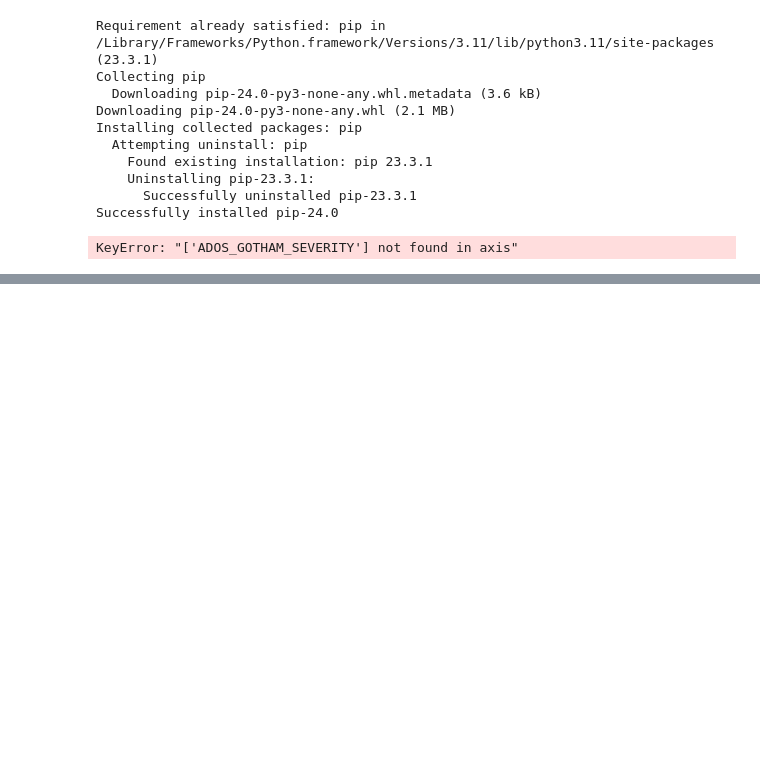
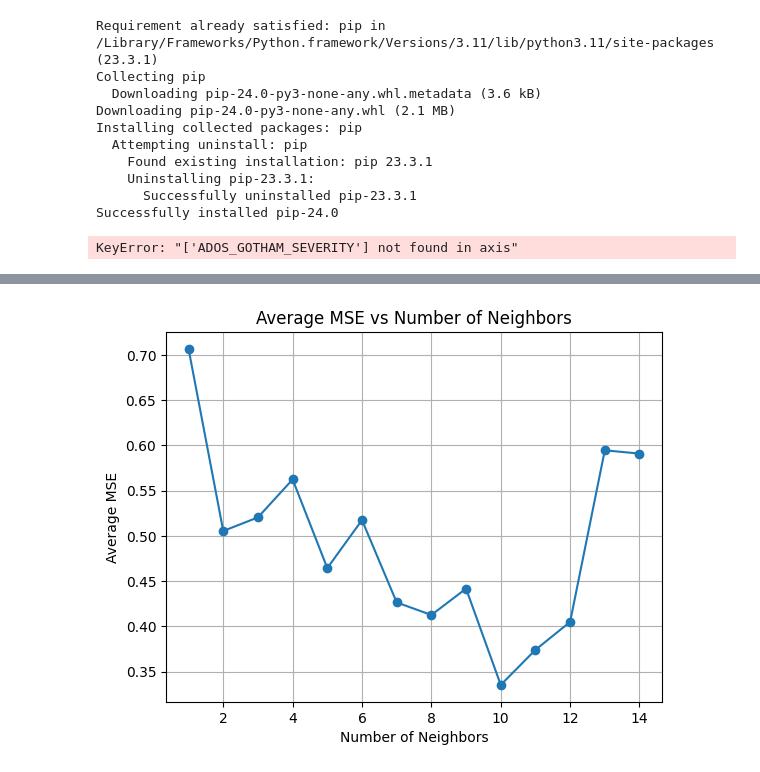
Before and after one commit to allison2368/Autism-Brain-Imaging-Data-Exchange-ABIDE-, a Jupyter notebook: knn.ipynb, the cells around one changed output, grey strips where cells are left out. Cells and saved outputs as stored; diff of their text form; code cells hidden in the pictures; blank space fills up the shorter version.

```diff
--- a/knn.ipynb
+++ b/knn.ipynb
@@ -1197,0 +1340,92 @@ KeyError: '[9, 38, 12, 36, 28, 25, 15, 39, 19] not in index'
+# %%
+def calculate_average_mse(scaled_df, num_sections, num_neighbors, percent_to_remove=0.4):
+	imputer = KNNImputer(n_neighbors=num_neighbors)
+	percent_to_remove = 0.4
+	# Convert the DataFrame to a NumPy array
+	new_df = scaled_df[ind_first:ind_last]
+	# Define the DataFrame section to work with
+	section_length = len(new_df) // num_sections
+
+	# Initialize a list to store MSE values for each section
+	mse_values = []
+	for i in range(num_sections):
+		# create copy of original dataframe
+		dataframe = new_df.copy()
+
+		start_index = i * section_length
+		end_index = (i + 1) * section_length if i < num_sections - 1 else len(new_df)
+
+		dataframe['ADOS_GOTHAM_SEVERITY'][start_index:end_index] = np.nan
+
+		# impute the train scaled
+		data_array_scaled = dataframe.values
+
+		# Fit the imputer to the data and transform it
+		imputed_data_array_scaled = imputer.fit_transform(data_array_scaled)
+
+		# Convert the imputed NumPy array back to a DataFrame
+		imputed_df_scaled = pd.DataFrame(imputed_data_array_scaled, columns=scaled_df.columns)
+
+
+
+		test_scaled = new_df[start_index:end_index]
+		#test_scaled = new_df[0:100]
+
+		train_scaled = test_scaled.copy()
+		# get labeled data
+
+		# get random values to remove
+		num_points_to_remove = int(len(train_scaled) * percent_to_remove)
+
+		removed_indices = random.sample(range(1, len(train_scaled)), num_points_to_remove)
+
+
+		# remove the values
+		train_scaled['ADOS_GOTHAM_SEVERITY'].iloc[removed_indices] = np.nan
+
+		# # Check if all columns contain NaN values
+		all_nan_columns = train_scaled.columns[train_scaled.isnull().all()]
+			#print(all_nan_columns)
+			# Replace the first value of each column with 0 if all values are NaN
+		for col in all_nan_columns:
+			train_scaled.at[train_scaled.index[0], col] = 0
+
+
+
+		# impute the train scaled
+		data_array_scaled = train_scaled.values
+
+		# Fit the imputer to the data and transform it
+		imputed_data_array_scaled = imputer.fit_transform(data_array_scaled)
+
+		# Convert the imputed NumPy array back to a DataFrame
+		imputed_df_scaled = pd.DataFrame(imputed_data_array_scaled, columns=scaled_df.columns)
+		imputed_values = imputed_df_scaled['ADOS_GOTHAM_SEVERITY'][removed_indices]
+		test_scaled.reset_index(drop=True, inplace=True)
+		original_values = test_scaled['ADOS_GOTHAM_SEVERITY'][removed_indices]
+
+		#accuracy = accuracy_score(original_values, imputed_values)
+		# Calculate Mean Squared Error (MSE)
+		mse = mean_squared_error(original_values, imputed_values)
+		#print("Mean Squared Error:", mse)
+		# Append MSE to the list
+		mse_values.append(mse)
+	# Calculate the average MSE across all sections
+	average_mse = np.mean(mse_values)
+	return average_mse
+
+avg_mse_list = []
+neighbors_range = range(1,15)
+for i in neighbors_range:
+	avg_mse = calculate_average_mse(scaled_df, num_sections=5, num_neighbors=i)
+	avg_mse_list.append(avg_mse)
+
+# Plot the results
+plt.plot(neighbors_range, avg_mse_list, marker='o')
+plt.title('Average MSE vs Number of Neighbors')
+plt.xlabel('Number of Neighbors')
+plt.ylabel('Average MSE')
+plt.grid(True)
+plt.show()
+# %% [output]
+[figure, added]
```
Also changed, not shown: parts of 7 cells of this notebook.
